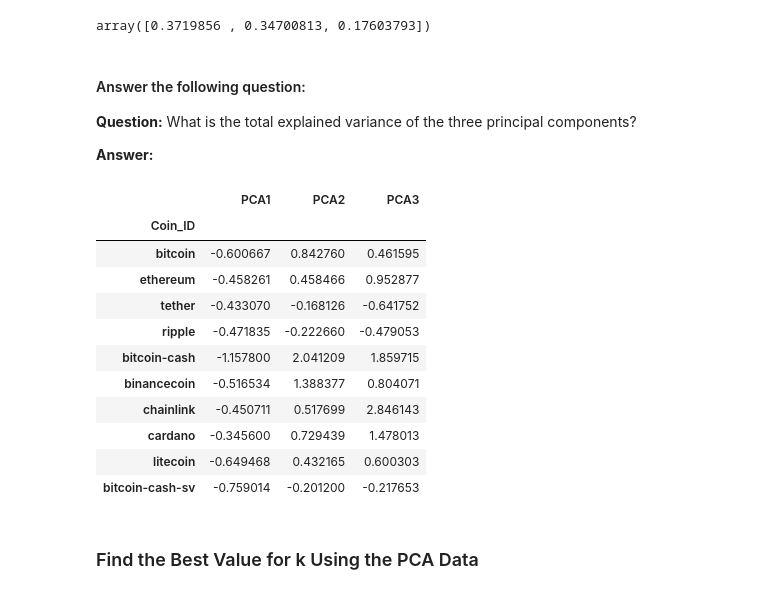
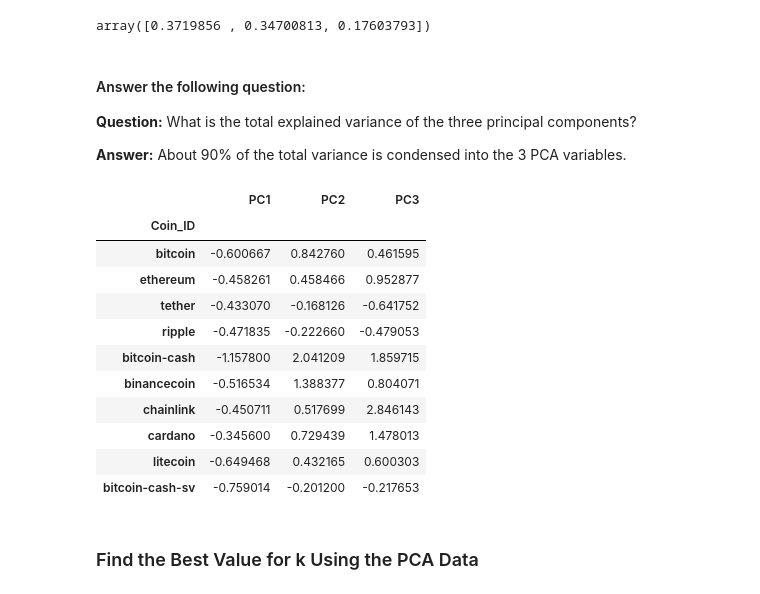
Before and after one commit to MDMoore315/CryptoClustering, a Jupyter notebook: Crypto_Clustering_starter_code.ipynb, the cells around one changed output. Cells and saved outputs as stored; diff of their text form; code cells hidden in the pictures.

```diff
--- a/Crypto_Clustering_starter_code.ipynb
+++ b/Crypto_Clustering_starter_code.ipynb
@@ -197,26 +197,26 @@ array([0.3719856 , 0.34700813, 0.17603793])
 
 **Question:** What is the total explained variance of the three principal components?
 
-**Answer:**
+**Answer:** About 90% of the total variance is condensed into the 3 PCA variables.
 # %%
 # Create a new DataFrame with the PCA data.
 # Note: The code for this step is provided for you
 
 # Creating a DataFrame with the PCA data
 market_data_pca_df = pd.DataFrame(
     market_data_pca,
-    columns=["PCA1", "PCA2", "PCA3"]
+    columns=["PC1", "PC2", "PC3"]
 )
 # Copy the crypto names from the original data
 market_data_pca_df["Coin_ID"] = market_data_df.index
 
 # Set the coinid column as index
 market_data_pca_df = market_data_pca_df.set_index("Coin_ID")
 
 # Display sample data
 market_data_pca_df.head(10)
 # %% [output]
-|  | PCA1 | PCA2 | PCA3 |
+|  | PC1 | PC2 | PC3 |
 | Coin_ID |  |  |  |
 | bitcoin | -0.600667 | 0.842760 | 0.461595 |
 | ethereum | -0.458261 | 0.458466 | 0.952877 |
```
Also changed, not shown: parts of 4 cells of this notebook.
